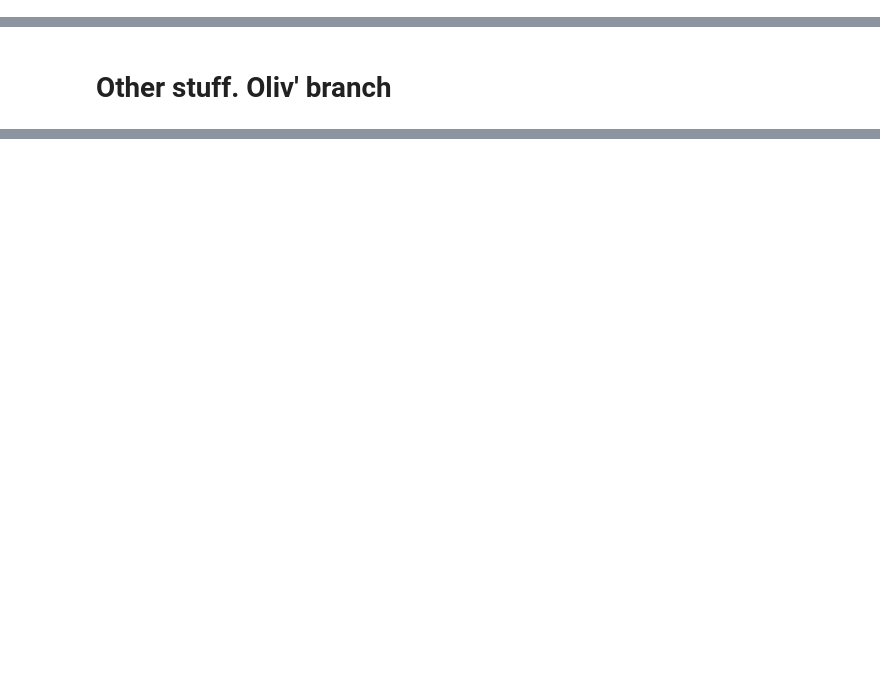
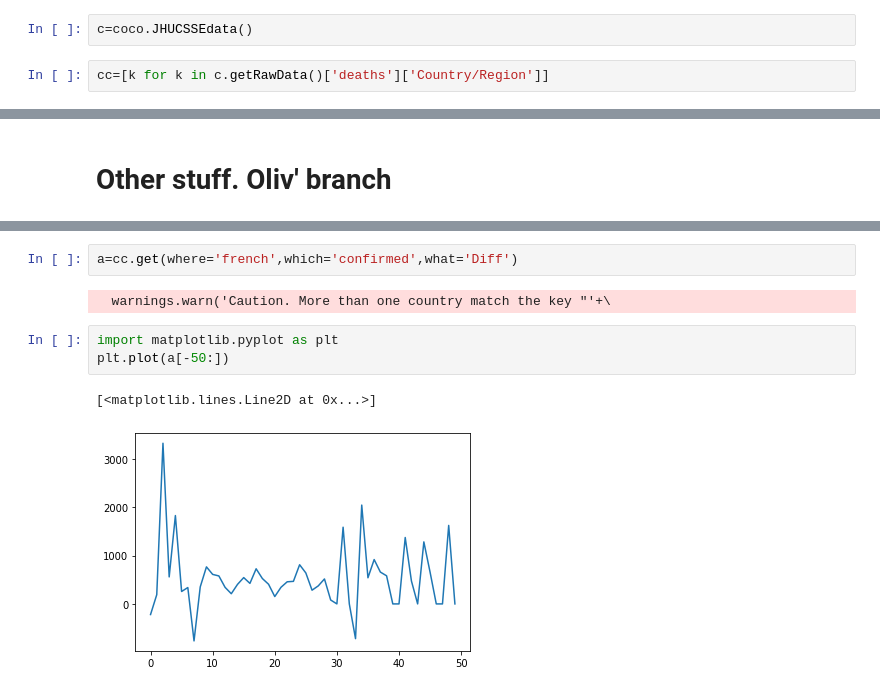
Before and after one commit to tjbtjbtjb/CoCoA, a Jupyter notebook: analysis/testing_super-easy.ipynb, the cells around one changed output, grey strips where cells are left out. Drawn from its saved outputs; the diff is of its cells as text; blank space fills up the shorter version.

```diff
--- a/analysis/testing_super-easy.ipynb
+++ b/analysis/testing_super-easy.ipynb
@@ -102,2 +87,6 @@ cc.plot(where='France',which='deaths',what='Cumul')
 # %%
 import cocoa.covid19 as coco
+# %%
+c=coco.JHUCSSEdata()
+# %%
+cc=[k for k in c.getRawData()['deaths']['Country/Region']]
@@ -166,0 +1007,10 @@ show(fig)
+# %%
+a=cc.get(where='french',which='confirmed',what='Diff')
+# %% [output]
+  warnings.warn('Caution. More than one country match the key "'+\
+# %%
+import matplotlib.pyplot as plt
+plt.plot(a[-50:])
+# %% [output]
+[<matplotlib.lines.Line2D at 0x...>]
+[figure, added]
```
Also changed, not shown: parts of 106 cells of this notebook, 4 other files.
